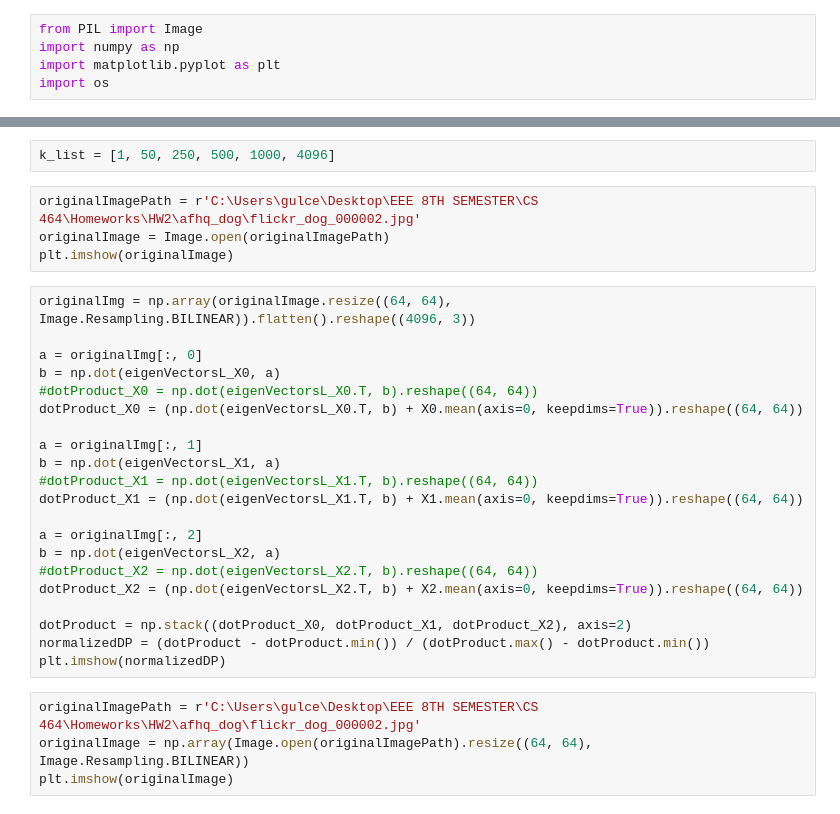
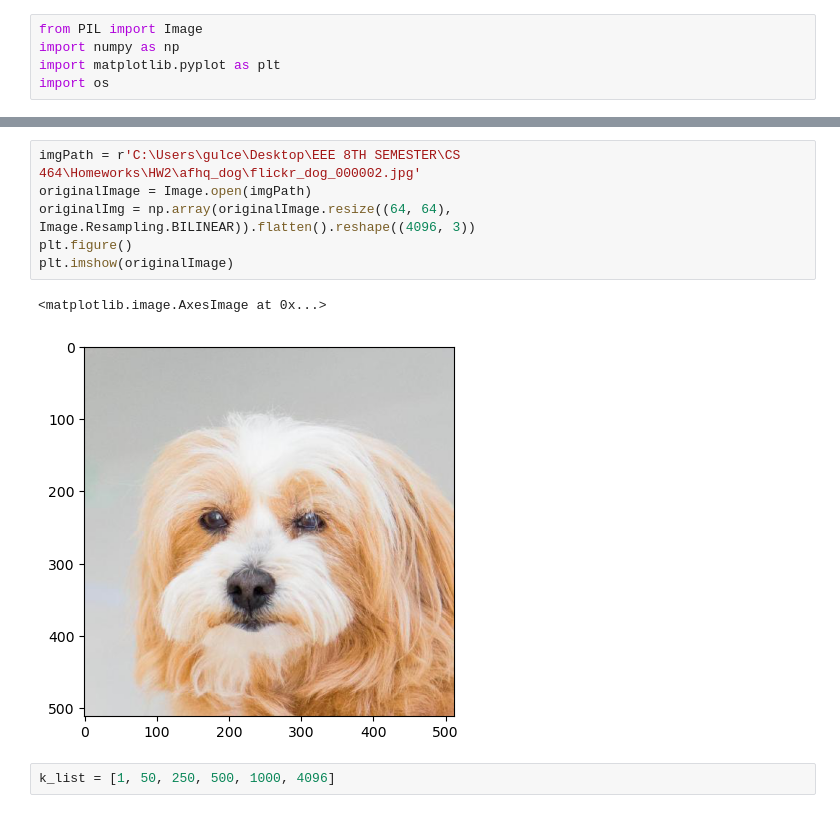
Before and after one commit to Gulce62/PCA-Dogs, a Jupyter notebook: notebook.ipynb, the cells around one changed output, grey strips where cells are left out. Saved outputs shown, nothing was run; the diff lists cells and outputs as text.

```diff
--- a/notebook.ipynb
+++ b/notebook.ipynb
@@ -74,31 +117,11 @@ for i in range(0, 5):
+# %%
+imgPath = r'C:\Users\gulce\Desktop\EEE 8TH SEMESTER\CS 464\Homeworks\HW2\afhq_dog\flickr_dog_000002.jpg'
+originalImage = Image.open(imgPath)
+originalImg = np.array(originalImage.resize((64, 64), Image.Resampling.BILINEAR)).flatten().reshape((4096, 3))
+plt.figure()
+plt.imshow(originalImage)
+# %% [output]
+<matplotlib.image.AxesImage at 0x...>
+[figure, added]
 # %%
 k_list = [1, 50, 250, 500, 1000, 4096]
-# %%
-originalImagePath = r'C:\Users\gulce\Desktop\EEE 8TH SEMESTER\CS 464\Homeworks\HW2\afhq_dog\flickr_dog_000002.jpg'
-originalImage = Image.open(originalImagePath)
-plt.imshow(originalImage)
-# %%
-originalImg = np.array(originalImage.resize((64, 64), Image.Resampling.BILINEAR)).flatten().reshape((4096, 3))
-
-a = originalImg[:, 0]
-b = np.dot(eigenVectorsL_X0, a)
-#dotProduct_X0 = np.dot(eigenVectorsL_X0.T, b).reshape((64, 64))
-dotProduct_X0 = (np.dot(eigenVectorsL_X0.T, b) + X0.mean(axis=0, keepdims=True)).reshape((64, 64))
-
-a = originalImg[:, 1]
-b = np.dot(eigenVectorsL_X1, a)
-#dotProduct_X1 = np.dot(eigenVectorsL_X1.T, b).reshape((64, 64))
-dotProduct_X1 = (np.dot(eigenVectorsL_X1.T, b) + X1.mean(axis=0, keepdims=True)).reshape((64, 64))
-
-a = originalImg[:, 2]
-b = np.dot(eigenVectorsL_X2, a)
-#dotProduct_X2 = np.dot(eigenVectorsL_X2.T, b).reshape((64, 64))
-dotProduct_X2 = (np.dot(eigenVectorsL_X2.T, b) + X2.mean(axis=0, keepdims=True)).reshape((64, 64))
-
-dotProduct = np.stack((dotProduct_X0, dotProduct_X1, dotProduct_X2), axis=2)
-normalizedDP = (dotProduct - dotProduct.min()) / (dotProduct.max() - dotProduct.min())
-plt.imshow(normalizedDP)
-# %%
-originalImagePath = r'C:\Users\gulce\Desktop\EEE 8TH SEMESTER\CS 464\Homeworks\HW2\afhq_dog\flickr_dog_000002.jpg'
-originalImage = np.array(Image.open(originalImagePath).resize((64, 64), Image.Resampling.BILINEAR))
-plt.imshow(originalImage)
```
Also changed, not shown: parts of 13 cells of this notebook, 2 other files.
